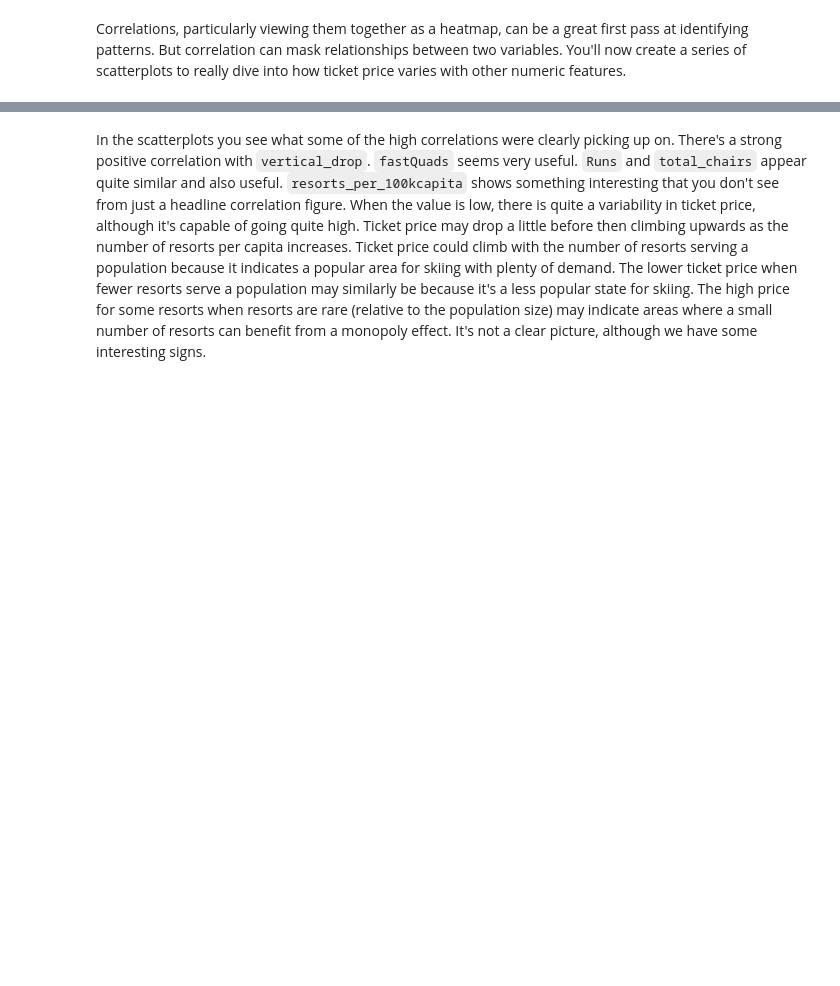
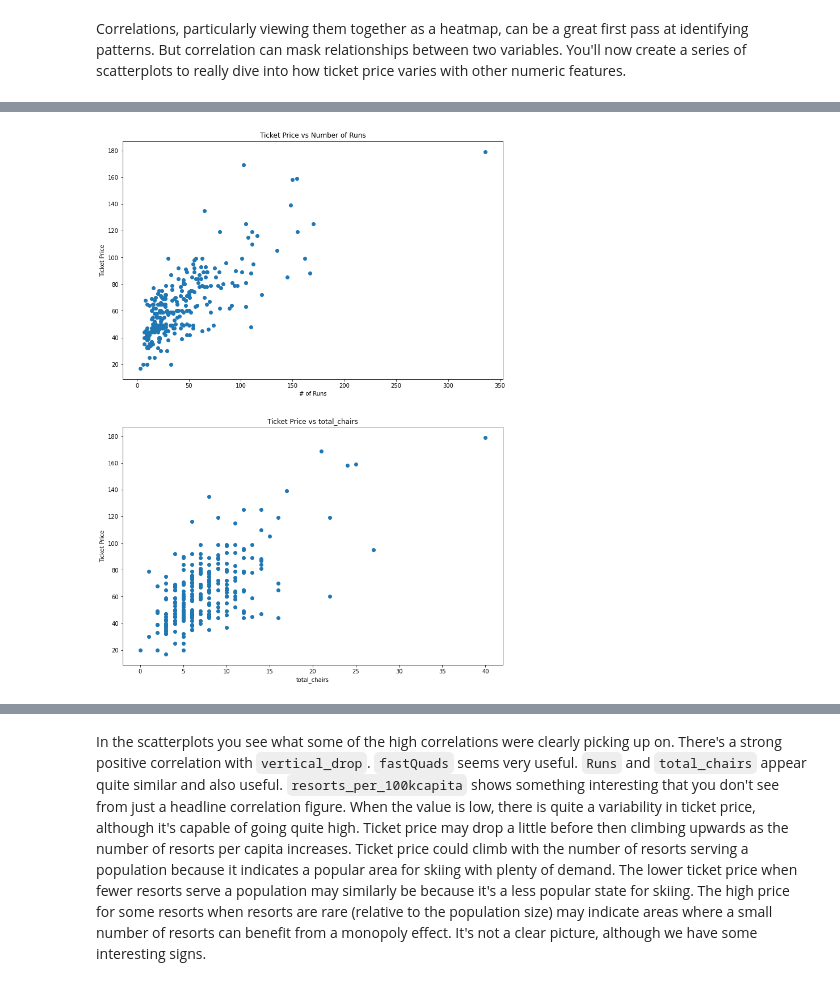
Before and after one commit to robcamp-code/Springboard, a Jupyter notebook: Guided_Capstone/Notebooks/03_exploratory_data_analysis.ipynb, the cells around one changed output, grey strips where cells are left out. Cells and saved outputs as stored; diff of their text form; code cells hidden in the pictures; blank space fills up the shorter version.

```diff
--- a/Guided_Capstone/Notebooks/03_exploratory_data_analysis.ipynb
+++ b/Guided_Capstone/Notebooks/03_exploratory_data_analysis.ipynb
@@ -818,0 +835,16 @@ scatterplots(features, ncol=4, figsize=(15, 15))
+# %%
+fig, ax = plt.subplots(nrows=2, ncols=1, figsize=(12,17))
+
+_ = ax[0].scatter(x=ski_data['Runs'], y=ski_data['AdultWeekend'])
+_ = ax[0].set_xlabel('# of Runs')
+_ = ax[0].set_ylabel('Ticket Price')
+_ = ax[0].set_title('Ticket Price vs Number of Runs')
+
+_ = ax[1].scatter(x=ski_data['total_chairs'], y=ski_data['AdultWeekend'])
+_ = ax[1].set_xlabel('total_chairs')
+_ = ax[1].set_ylabel('Ticket Price')
+_ = ax[1].set_title('Ticket Price vs total_chairs')
+
+plt.savefig('runs_chairs.png')
+# %% [output]
+[figure, added]
```
Also changed, not shown: parts of 11 cells of this notebook, 13 other files.
